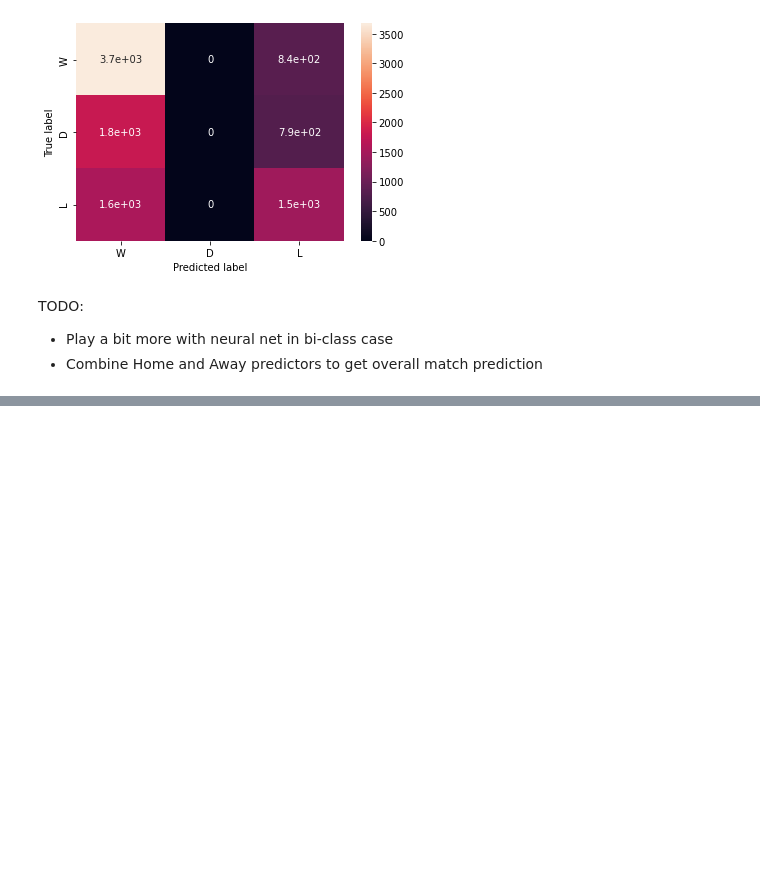
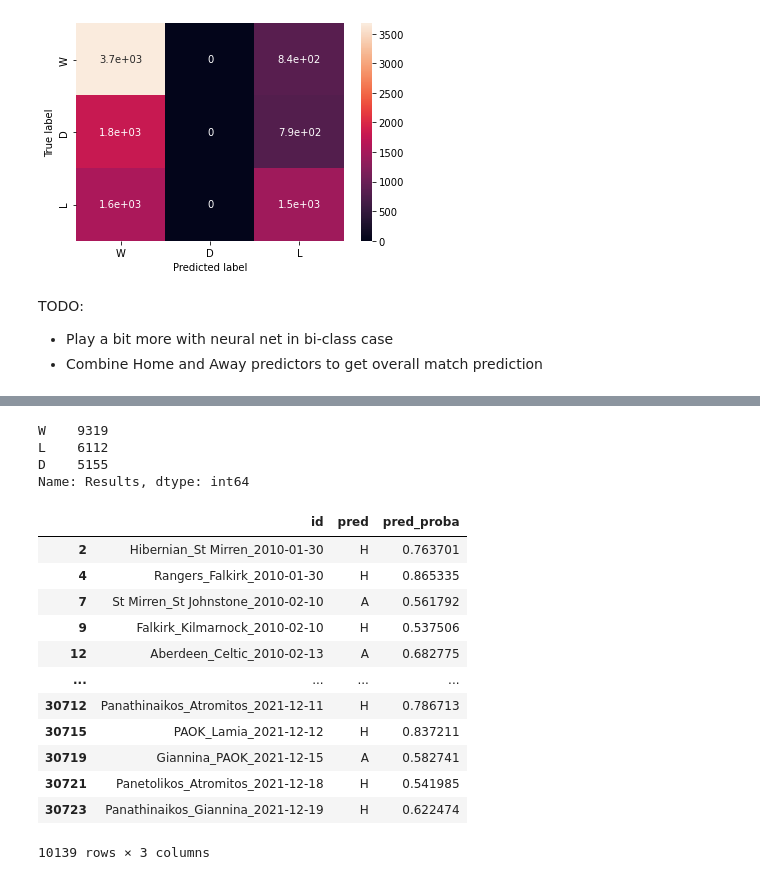
Before and after one commit to alexkapele/football_forecasting, a Jupyter notebook: football_forecasting.ipynb, the cells around one changed output, grey strips where cells are left out. Cells and saved outputs as stored; diff of their text form; code cells hidden in the pictures; blank space fills up the shorter version.

```diff
--- a/football_forecasting.ipynb
+++ b/football_forecasting.ipynb
@@ -1322,0 +1343,18 @@ TODO:
+# %%
+H_x['Results'] = H_metadata['Result']
+# %%
+X_train = H_x[~H_x['id'].isin(test_ids)]
+X_test = H_x[H_x['id'].isin(test_ids)]
+
+y_train = X_train['Results']
+y_test = X_test['Results']
+
+X_train = X_train.drop(columns=['Results','id'])
+X_test = X_test.drop(columns=['Results','id'])
+# %%
+y_train.value_counts()
+# %% [output]
+W    9319
+L    6112
+D    5155
+Name: Results, dtype: int64
@@ -1322,0 +1385,39 @@ TODO:
+# %%
+from sklearn.linear_model import LogisticRegression
+
+# Get ids of matches used for training and testing
+all_ids = list(set(H_metadata['id']).intersection(set(A_metadata['id'])))
+test_ids = sample_test_ids(all_ids, test_size=0.33)
+
+# Home model
+H_x_train, H_x_test, H_y_train, H_y_test = prepare_data_for_pred(H_x, H_metadata, test_ids=test_ids, binarise=True, balance=True,to_drop=[])
+H_clf = LogisticRegression(random_state=42, max_iter=1000, multi_class='multinomial', solver='lbfgs')
+clf = clf.fit(H_x_train, H_y_train)
+
+# Away model
+A_x_train, A_x_test, A_y_train, A_y_test = prepare_data_for_pred(A_x, A_metadata, test_ids=test_ids, binarise=True, balance=True,to_drop=[])
+H_clf = LogisticRegression(random_state=42, max_iter=1000, multi_class='multinomial', solver='lbfgs')
+clf = clf.fit(A_x_train, A_y_train)
+# %%
+H_predictions_test = pd.DataFrame()
+H_predictions_test['id'] = H_x_test['id']
+H_predictions_test['pred'] = clf.predict(H_x_test.drop(columns=['id']))
+H_predictions_test['pred_proba'] = [max(i) for i in clf.predict_proba(H_x_test.drop(columns=['id']))]
+
+H_predictions_test['pred'] = H_predictions_test['pred'].apply(lambda x: 'H' if x=='W' else 'A')
+# %%
+H_predictions_test
+# %% [output]
+|  | id | pred | pred_proba |
+| 2 | Hibernian_St Mirren_2010-01-30 | H | 0.763701 |
+| 4 | Rangers_Falkirk_2010-01-30 | H | 0.865335 |
+| 7 | St Mirren_St Johnstone_2010-02-10 | A | 0.561792 |
+| 9 | Falkirk_Kilmarnock_2010-02-10 | H | 0.537506 |
+| 12 | Aberdeen_Celtic_2010-02-13 | A | 0.682775 |
+| ... | ... | ... | ... |
+| 30712 | Panathinaikos_Atromitos_2021-12-11 | H | 0.786713 |
+| 30715 | PAOK_Lamia_2021-12-12 | H | 0.837211 |
+| 30719 | Giannina_PAOK_2021-12-15 | A | 0.582741 |
+| 30721 | Panetolikos_Atromitos_2021-12-18 | H | 0.541985 |
+| 30723 | Panathinaikos_Giannina_2021-12-19 | H | 0.622474 |
+10139 rows × 3 columns
```
Also changed, not shown: parts of 51 cells of this notebook.
